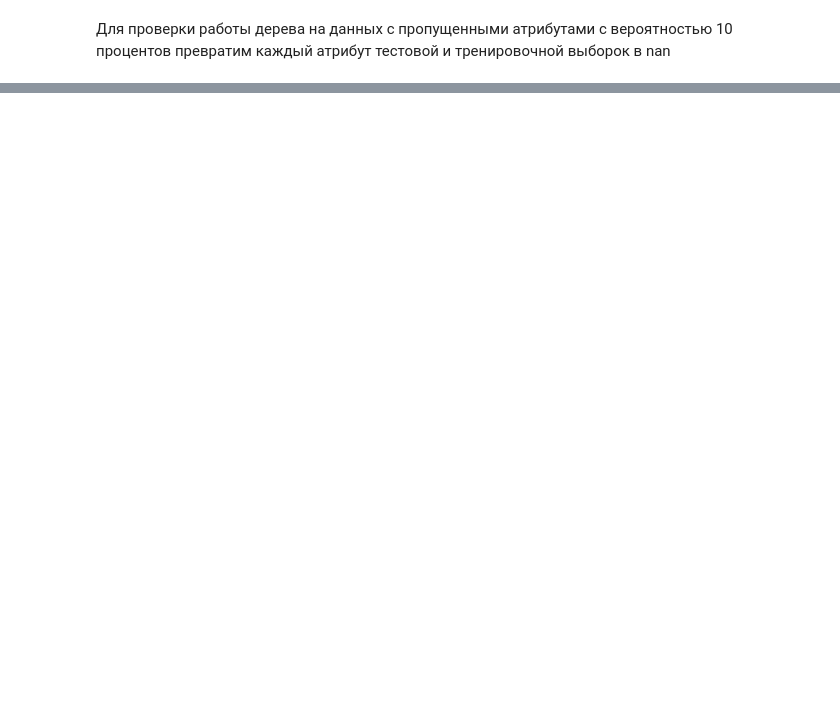
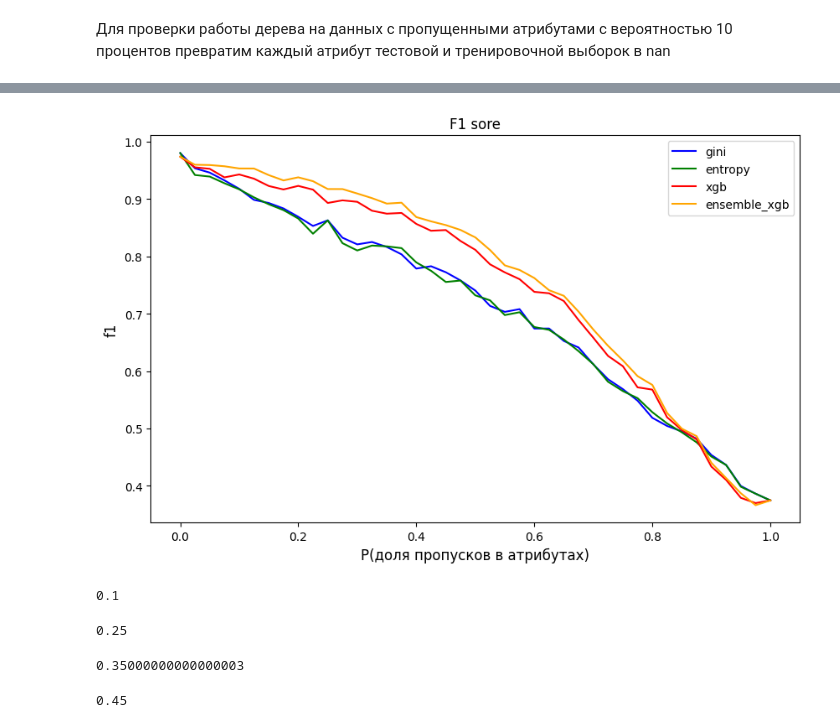
Before and after one commit to bumega/Adaptive-Decision-Tree-Classifier, a Jupyter notebook: test_task.ipynb, the cells around one changed output, grey strips where cells are left out. Drawn from its saved outputs; the diff is of its cells as text; code cells hidden in the pictures; blank space fills up the shorter version.

```diff
--- a/test_task.ipynb
+++ b/test_task.ipynb
@@ -523,0 +913,34 @@ results
+# %%
+probs=np.array([0 + 0.025 * i for i in range(0, 41)])
+plt.figure(figsize=(10, 6))
+plt.plot(probs, f1_gini, label="gini", color='blue')
+plt.plot(probs, f1_entropy, label="entropy", color="green")
+plt.plot(probs, f1_xgb, label="xgb", color="red")
+plt.plot(probs, f1_ensemble_xgb, label="ensemble_xgb", color="orange")
+plt.xlabel('P(доля пропусков в атрибутах)', fontsize=12)
+plt.ylabel('f1', fontsize=12)
+plt.title("F1 sore")
+plt.legend(loc='best')
+plt.show()
+# %% [output]
+[figure, added]
+# %%
+mask = accuracy_gini >= 0.9
+np.max(probs[mask])
+# %% [output]
+0.1
+# %%
+mask = accuracy_gini >= 0.85
+np.max(probs[mask])
+# %% [output]
+0.25
+# %%
+mask = accuracy_gini >= 0.8
+np.max(probs[mask])
+# %% [output]
+0.35000000000000003
+# %%
+mask = accuracy_gini >= 0.75
+np.max(probs[mask])
+# %% [output]
+0.45
```
Also changed, not shown: parts of 48 cells of this notebook.
